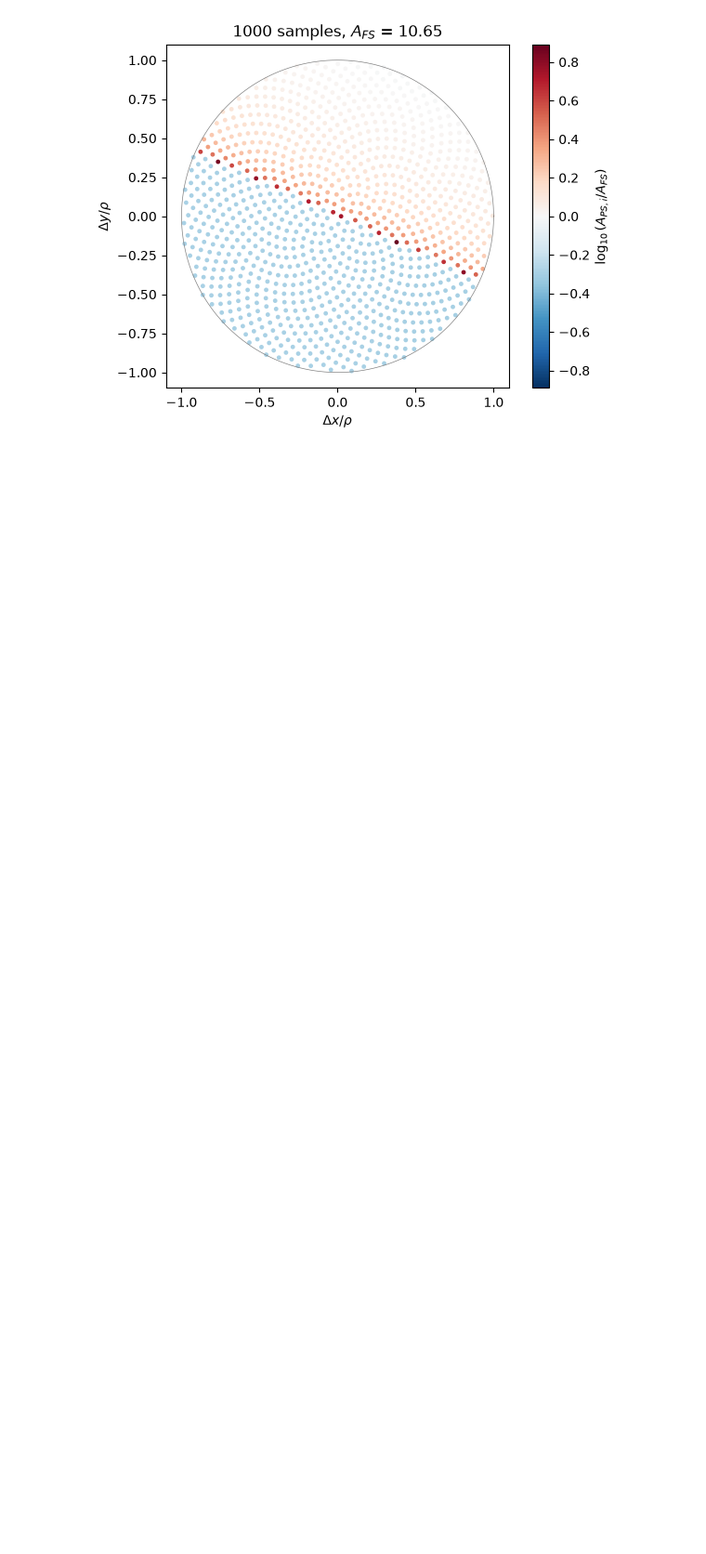
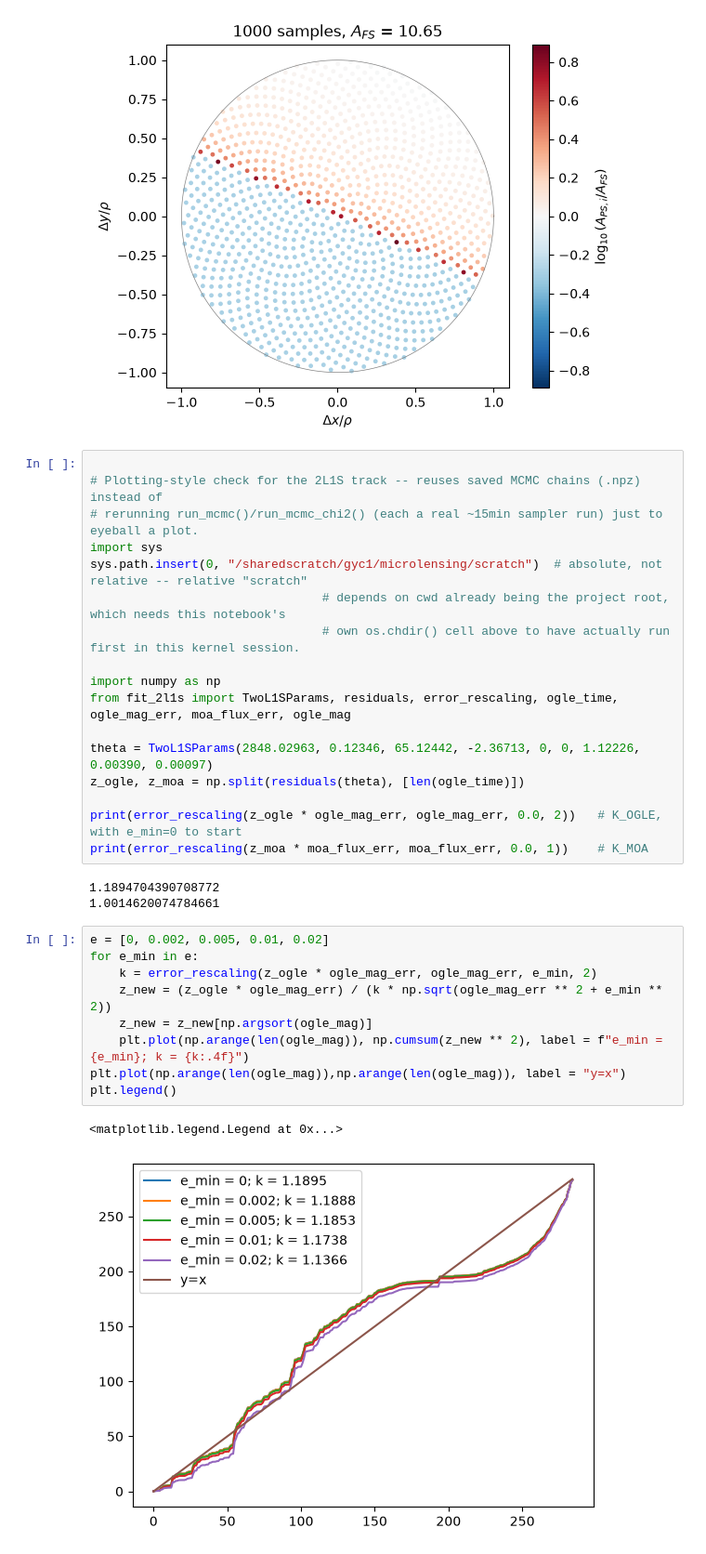
Before and after one commit to terrcorey/microlensing, a Jupyter notebook: scratch/scratchpad.ipynb, the cells around one changed output. Shown at 93% size. Saved outputs shown, nothing was run; the diff lists cells and outputs as text; blank space fills up the shorter version.

Commit message:
Error bar rescaling implemented

```diff
--- a/scratch/scratchpad.ipynb
+++ b/scratch/scratchpad.ipynb
@@ -103,3 +106,35 @@ plt.title(f"{len(offsets)} samples, $A_{{FS}}$ = {A_fs:.2f}")
 plt.show()
 # %% [output]
 [figure]
+# %%
+
+# Plotting-style check for the 2L1S track -- reuses saved MCMC chains (.npz) instead of
+# rerunning run_mcmc()/run_mcmc_chi2() (each a real ~15min sampler run) just to eyeball a plot.
+import sys
+sys.path.insert(0, "/sharedscratch/gyc1/microlensing/scratch")  # absolute, not relative -- relative "scratch"
+                                # depends on cwd already being the project root, which needs this notebook's
+                                # own os.chdir() cell above to have actually run first in this kernel session.
+
+import numpy as np
+from fit_2l1s import TwoL1SParams, residuals, error_rescaling, ogle_time, ogle_mag_err, moa_flux_err, ogle_mag
+
+theta = TwoL1SParams(2848.02963, 0.12346, 65.12442, -2.36713, 0, 0, 1.12226, 0.00390, 0.00097)
+z_ogle, z_moa = np.split(residuals(theta), [len(ogle_time)])
+
+print(error_rescaling(z_ogle * ogle_mag_err, ogle_mag_err, 0.0, 2))   # K_OGLE, with e_min=0 to start
+print(error_rescaling(z_moa * moa_flux_err, moa_flux_err, 0.0, 1))    # K_MOA
+# %% [output]
+1.1894704390708772
+1.0014620074784661
+# %%
+e = [0, 0.002, 0.005, 0.01, 0.02]
+for e_min in e:
+    k = error_rescaling(z_ogle * ogle_mag_err, ogle_mag_err, e_min, 2)
+    z_new = (z_ogle * ogle_mag_err) / (k * np.sqrt(ogle_mag_err ** 2 + e_min ** 2))
+    z_new = z_new[np.argsort(ogle_mag)]
+    plt.plot(np.arange(len(ogle_mag)), np.cumsum(z_new ** 2), label = f"e_min = {e_min}; k = {k:.4f}")
+plt.plot(np.arange(len(ogle_mag)),np.arange(len(ogle_mag)), label = "y=x")
+plt.legend()
+# %% [output]
+<matplotlib.legend.Legend at 0x...>
+[figure, added]
```
Also changed, not shown: parts of 1 cell of this notebook, 14 other files.
